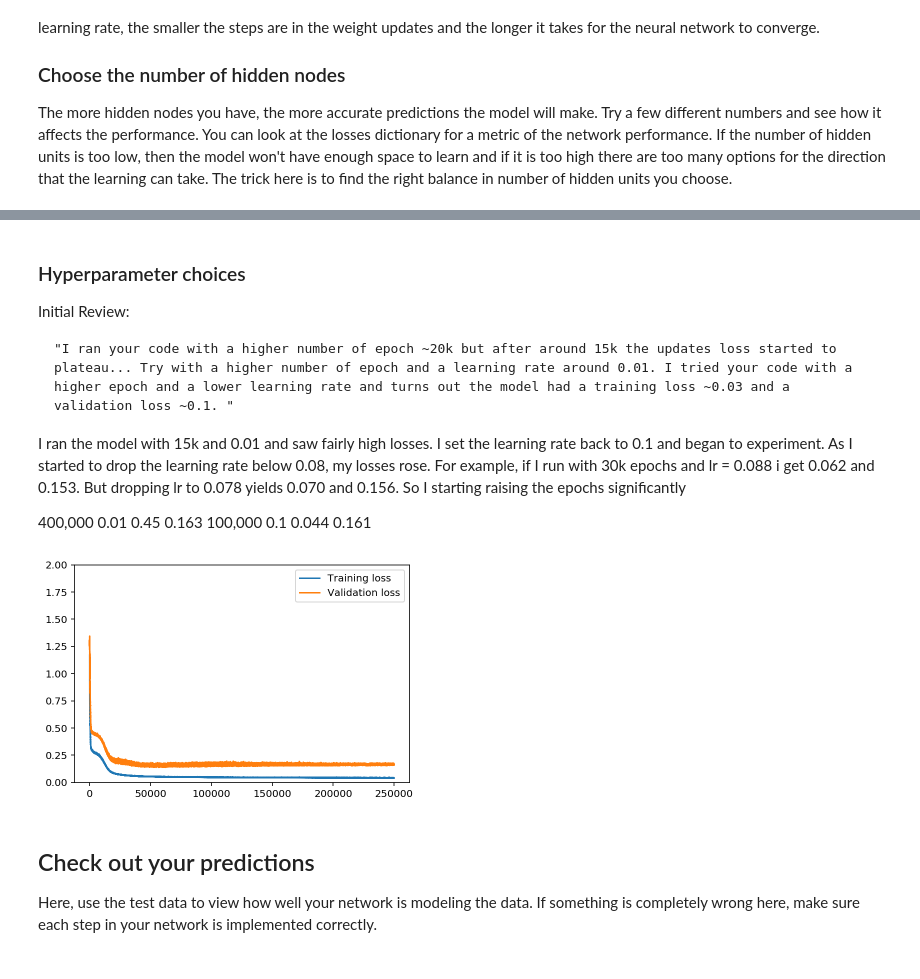
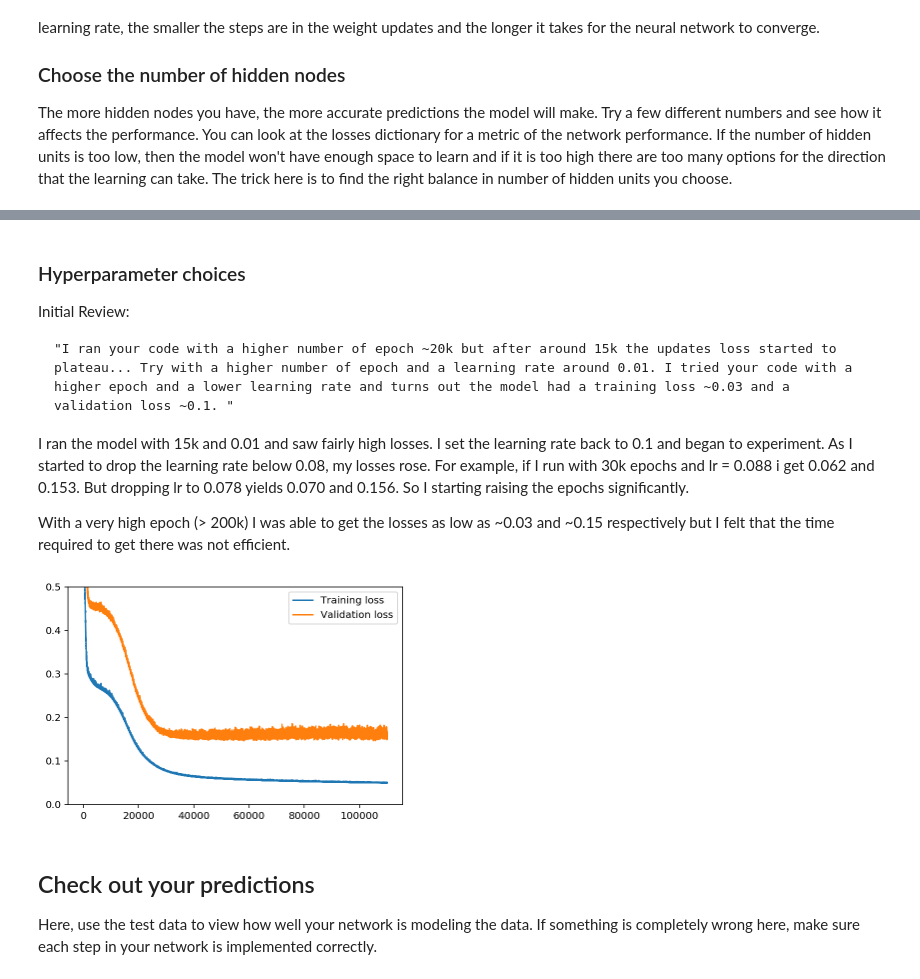
Before and after one commit to jspies/DL-Project1, a Jupyter notebook: DLND Your first neural network.ipynb, the cells around one changed output, grey strips where cells are left out. Drawn from its saved outputs; the diff is of its cells as text; code cells hidden in the pictures.

Commit message:
raise the learning rate for time efficiency

```diff
--- a/DLND Your first neural network.ipynb
+++ b/DLND Your first neural network.ipynb
@@ -285,8 +285,8 @@ The more hidden nodes you have, the more accurate predictions the model will mak
 import sys
 
 ### Set the hyperparameters here ###
-iterations = 250000
-learning_rate = 0.085
+iterations = 110000
+learning_rate = 0.065
 hidden_nodes = 32
 output_nodes = 1
 
@@ -320,18 +320,16 @@ Initial Review:
 
     "I ran your code with a higher number of epoch ~20k but after around 15k the updates loss started to plateau... Try with a higher number of epoch and a learning rate around 0.01. I tried your code with a higher epoch and a lower learning rate and turns out the model had a training loss ~0.03 and a validation loss ~0.1. "
 
-I ran the model with 15k and 0.01 and saw fairly high losses. I set the learning rate back to 0.1 and began to experiment. As I started to drop the learning rate below 0.08, my losses rose. For example, if I run with 30k epochs and lr = 0.088 i get 0.062 and 0.153. But dropping lr to 0.078 yields 0.070 and 0.156. So I starting raising the epochs significantly
+I ran the model with 15k and 0.01 and saw fairly high losses. I set the learning rate back to 0.1 and began to experiment. As I started to drop the learning rate below 0.08, my losses rose. For example, if I run with 30k epochs and lr = 0.088 i get 0.062 and 0.153. But dropping lr to 0.078 yields 0.070 and 0.156. So I starting raising the epochs significantly.
 
-
-400,000 0.01 0.45 0.163
-100,000 0.1 0.044 0.161
+With a very high epoch (> 200k) I was able to get the losses as low as ~0.03 and ~0.15 respectively but I felt that the time required to get there was not efficient.
 # %%
 plt.plot(losses['train'], label='Training loss')
 plt.plot(losses['validation'], label='Validation loss')
 plt.legend()
-_ = plt.ylim(0, 2)
+_ = plt.ylim(0, .5)
 # %% [output]
-[figure, old version]
+[figure, new version]
 # %% [markdown]
 ## Check out your predictions
 
```
Also changed, not shown: parts of 2 cells of this notebook.
